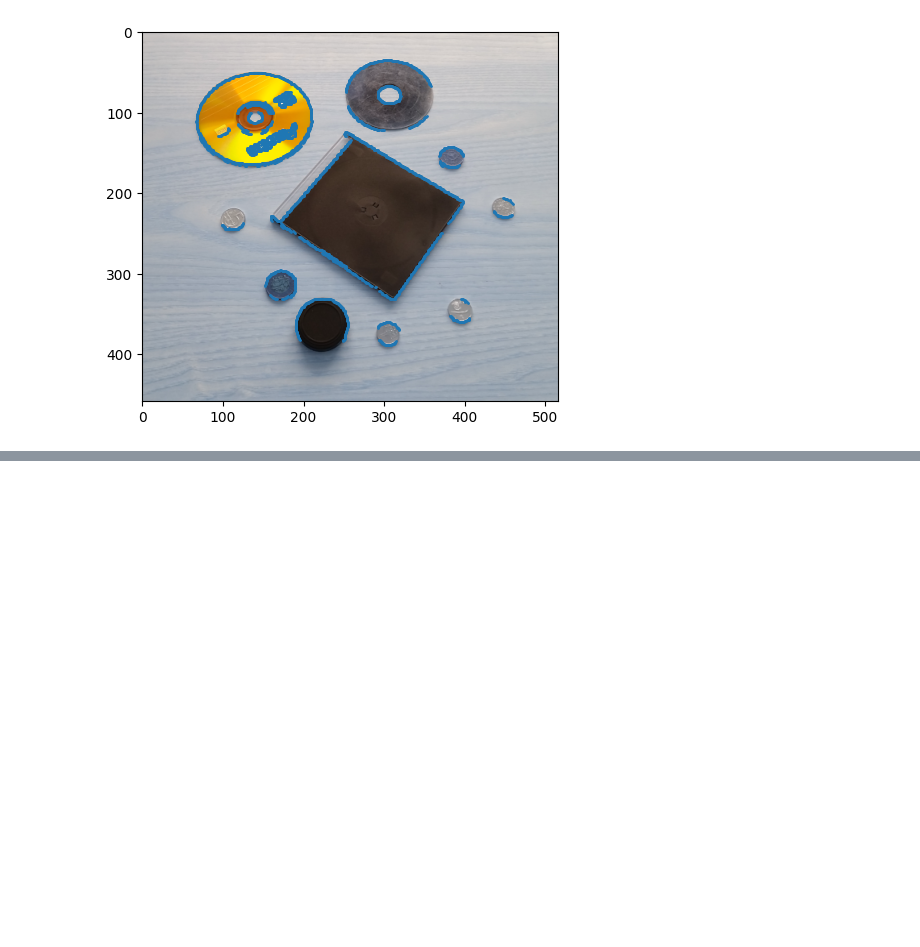
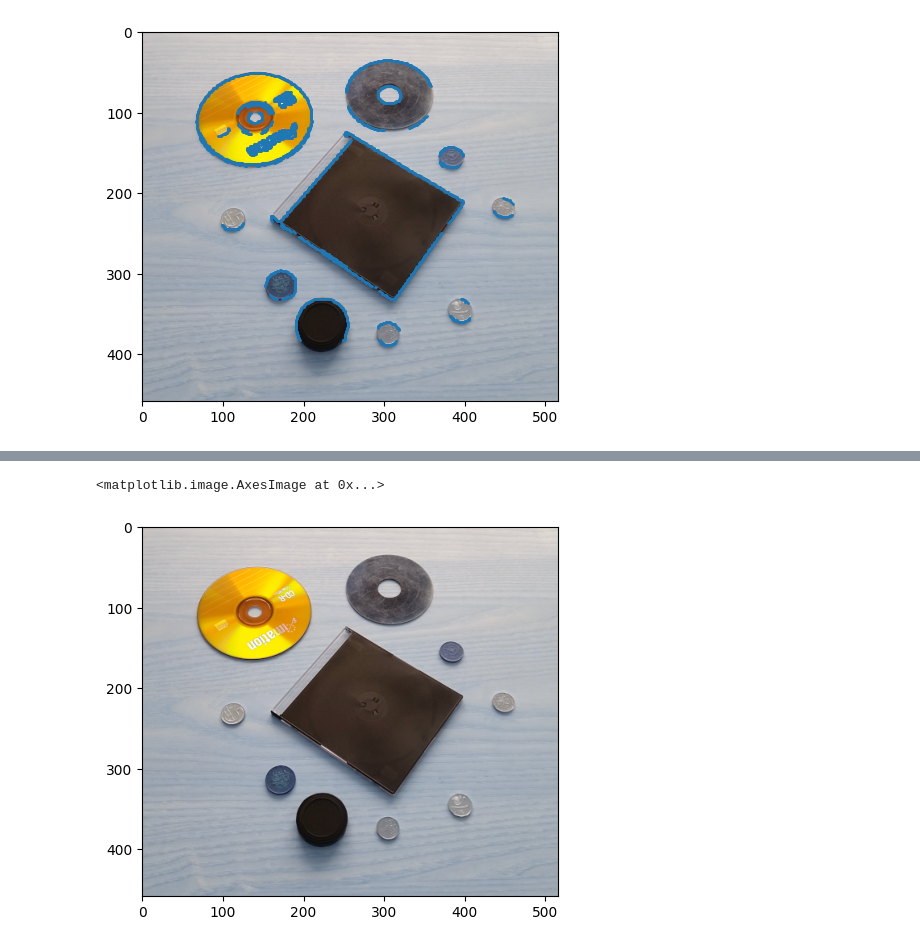
Before and after one commit to hgandras/3D-computer-vision-, a Jupyter notebook: ransac.ipynb, the cells around one changed output, grey strips where cells are left out. Drawn from its saved outputs; the diff is of its cells as text; code cells hidden in the pictures; blank space fills up the shorter version.

Commit message:
ransac

```diff
--- a/ransac.ipynb
+++ b/ransac.ipynb
@@ -42,0 +47,36 @@ class LinearModel:
+# %%
+
+def RANSAC(n:int,max_iter:int,eps:float,min_inliers:int):
+    iterations=0
+    model_error=10000
+    final_inliers=None
+    best_model=None
+    model=LinearModel()
+    while iterations<max_iter:
+        indices=np.random.choice(edge_positions.shape[0],n,False)
+        points_to_fit=edge_positions[indices]
+        model.fit(points_to_fit)
+        print(model.a,model.b)
+        loss_per_datapoint=model.loss(points_to_fit)
+        print(loss_per_datapoint)
+        inliers=points_to_fit[loss_per_datapoint<eps]
+        if inliers.shape[0]>min_inliers:
+            inlier_model=LinearModel()
+            inlier_model.fit(inliers)
+            inlier_error=inlier_model.metric(inliers)
+            if inlier_error<model_error:
+                model_error=inlier_error
+                final_inliers=inliers
+                best_model=inlier_model
+        iterations+=1
+    return final_inliers,best_model
+# %%
+
+lines=[]
+for i in range(4):
+    pixels_on_line,model=RANSAC(2,2000,0.5,50)
+    lines.append(model)
+    indices_to_remove=[]
+    for element in pixels_on_line:
+        indices_to_remove.append(np.where(edge_positions==element))
+    edge_positions=np.delete(edge_positions,indices_to_remove)
@@ -42,0 +102,8 @@ class LinearModel:
+# %%
+x=np.linspace(0,image.shape[0],image.shape[0])
+for line in lines:
+    plt.plot(x,line.a*x+line.b)
+plt.imshow(image)
+# %% [output]
+<matplotlib.image.AxesImage at 0x...>
+[figure, added]
```
Also changed, not shown: parts of 2 cells of this notebook.
